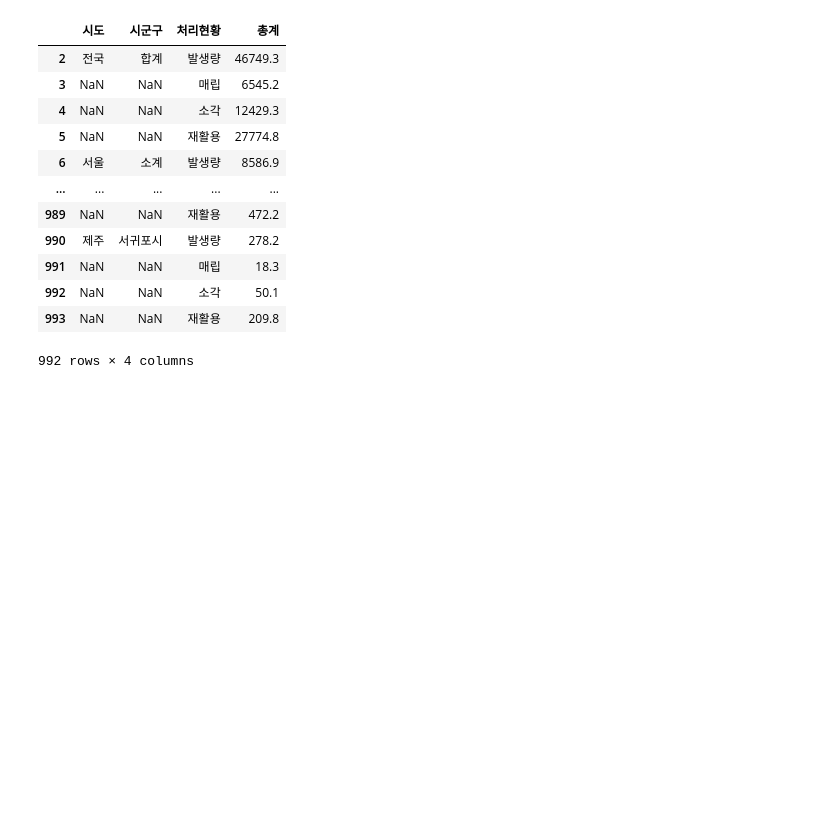
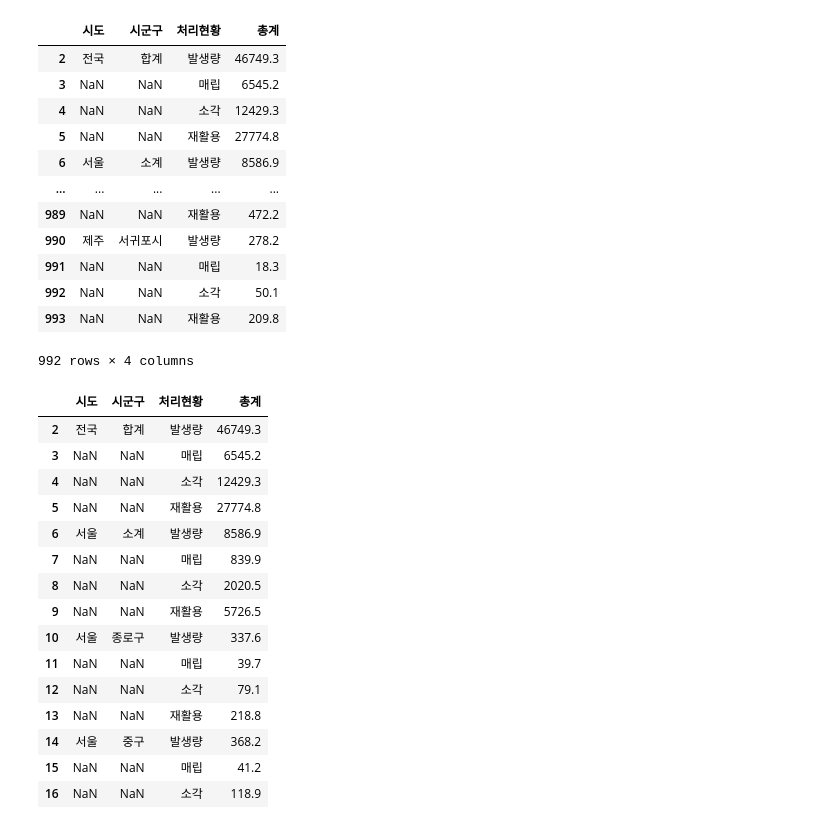
Before and after one commit to JiseonByeon96/PersonalProject, a Jupyter notebook: 지역별_폐기물_발생량_데이터_전처리.ipynb, the cells around one changed output. Saved outputs shown, nothing was run; the diff lists cells and outputs as text; code cells hidden in the pictures; blank space fills up the shorter version.

```diff
--- a/지역별_폐기물_발생량_데이터_전처리.ipynb
+++ b/지역별_폐기물_발생량_데이터_전처리.ipynb
@@ -24,3 +27,22 @@ data
 | 992 | NaN | NaN | 소각 | 50.1 |
 | 993 | NaN | NaN | 재활용 | 209.8 |
 992 rows × 4 columns
+# %%
+data.head(15)
+# %% [output]
+|  | 시도 | 시군구 | 처리현황 | 총계 |
+| 2 | 전국 | 합계 | 발생량 | 46749.3 |
+| 3 | NaN | NaN | 매립 | 6545.2 |
+| 4 | NaN | NaN | 소각 | 12429.3 |
+| 5 | NaN | NaN | 재활용 | 27774.8 |
+| 6 | 서울 | 소계 | 발생량 | 8586.9 |
+| 7 | NaN | NaN | 매립 | 839.9 |
+| 8 | NaN | NaN | 소각 | 2020.5 |
+| 9 | NaN | NaN | 재활용 | 5726.5 |
+| 10 | 서울 | 종로구 | 발생량 | 337.6 |
+| 11 | NaN | NaN | 매립 | 39.7 |
+| 12 | NaN | NaN | 소각 | 79.1 |
+| 13 | NaN | NaN | 재활용 | 218.8 |
+| 14 | 서울 | 중구 | 발생량 | 368.2 |
+| 15 | NaN | NaN | 매립 | 41.2 |
+| 16 | NaN | NaN | 소각 | 118.9 |
```
Also changed, not shown: parts of 25 cells of this notebook.
